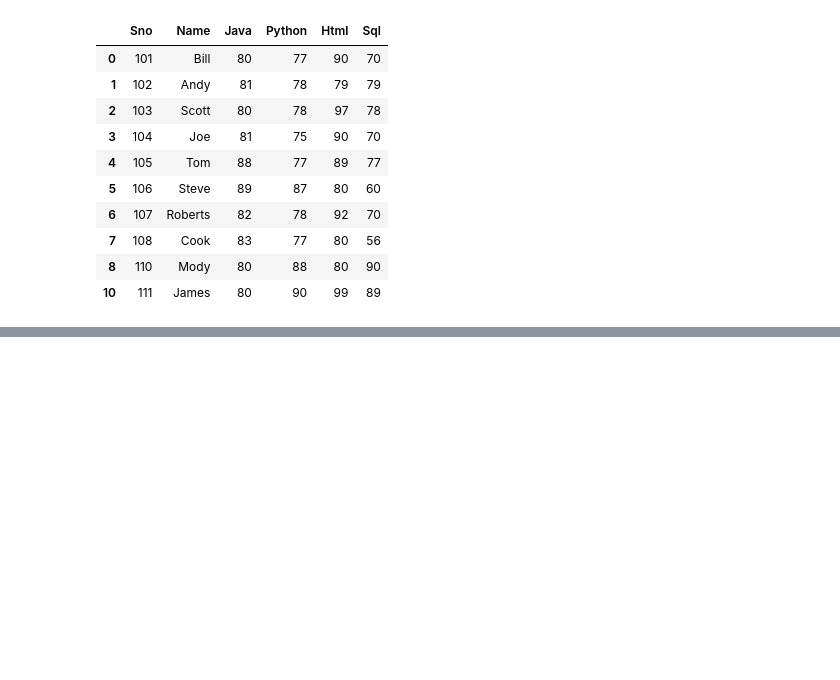
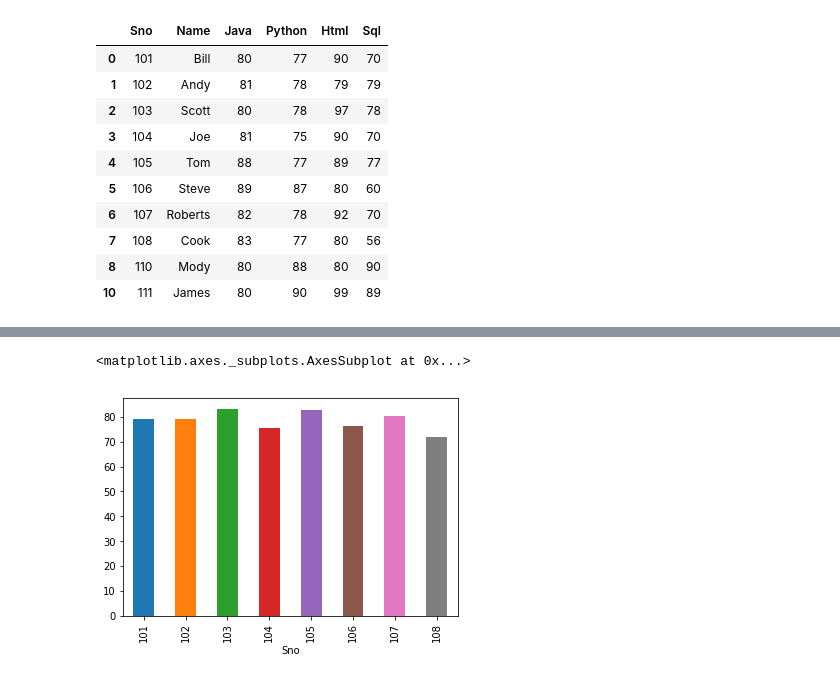
Before and after one commit to srikanthpragada/DS_06_MAY_2019, a Jupyter notebook: marks_df.ipynb, the cells around one changed output, grey strips where cells are left out. Cells and saved outputs as stored; diff of their text form; code cells hidden in the pictures; blank space fills up the shorter version.

```diff
--- a/marks_df.ipynb
+++ b/marks_df.ipynb
@@ -796,0 +889,2 @@ marks
+# %%
+avg = marks[['Java','Python','Html','Sql']].mean(axis=1)
@@ -796,0 +903,2 @@ marks
+# %%
+marks['avg'] = avg
@@ -796,0 +917,5 @@ marks
+# %%
+marks[['Sno','avg']].plot(x='Sno',y='avg',kind='bar',legend=False)
+# %% [output]
+<matplotlib.axes._subplots.AxesSubplot at 0x...>
+[figure, added]
```
Also changed, not shown: parts of 16 cells of this notebook, 3 other files.
